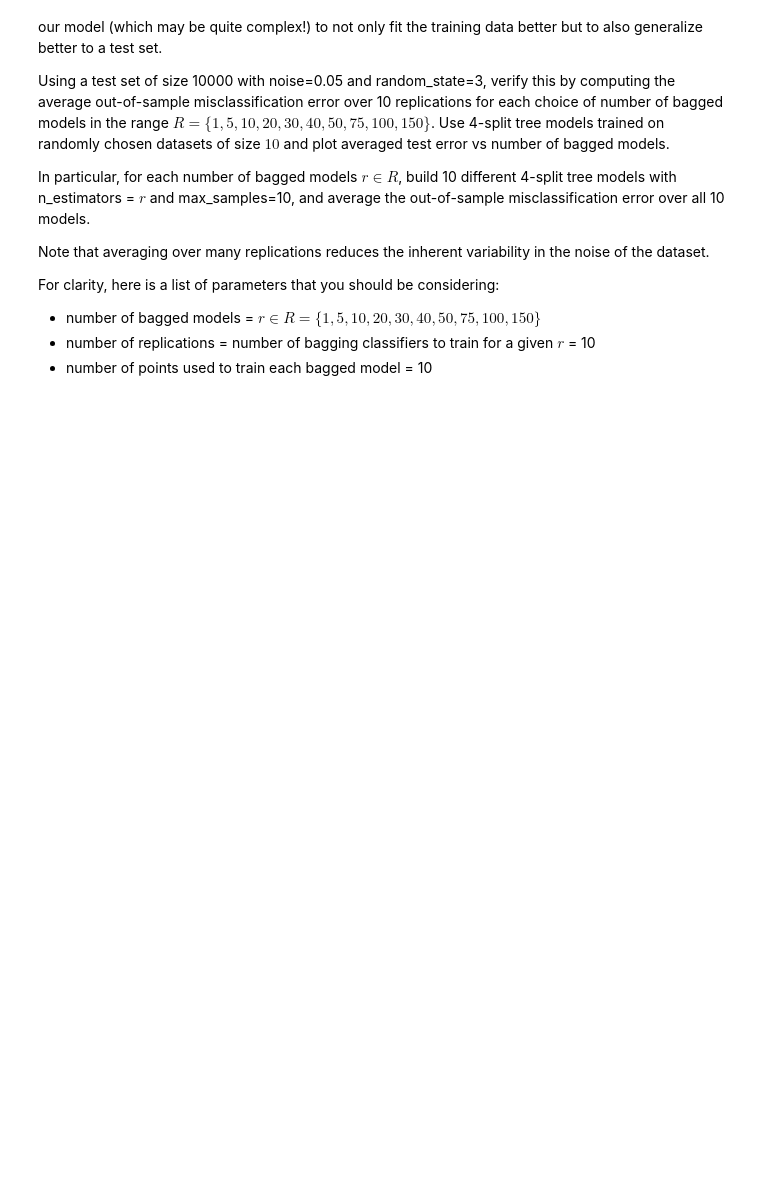
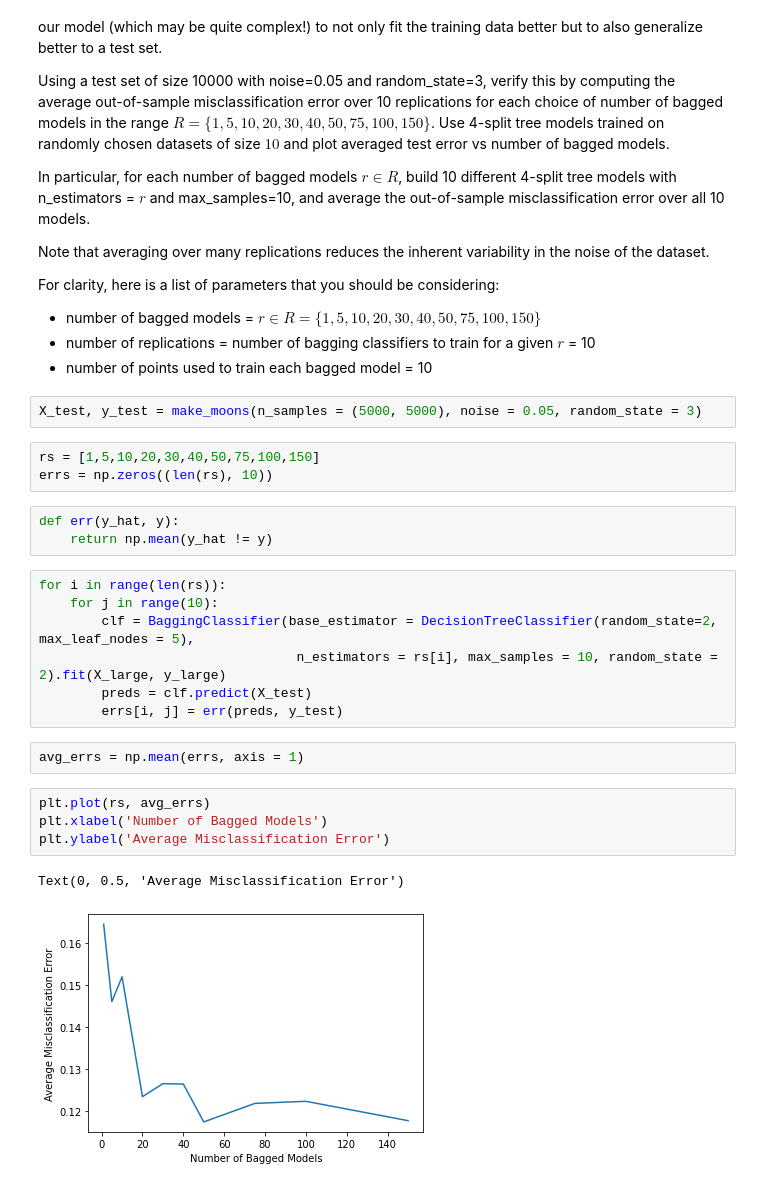
Before and after one commit to zgk2003/homework, a Jupyter notebook: BiasVarianceTree.ipynb, the cells around one changed output. Saved outputs shown, nothing was run; the diff lists cells and outputs as text; blank space fills up the shorter version.

```diff
--- a/BiasVarianceTree.ipynb
+++ b/BiasVarianceTree.ipynb
@@ -210,3 +273,27 @@ For clarity, here is a list of parameters that you should be considering:
 * number of bagged models = $r \in R = \{1,5,10,20,30,40,50,75,100,150\} $
 * number of replications = number of bagging classifiers to train for a given $r$ = 10
 * number of points used to train each bagged model = 10
+# %%
+X_test, y_test = make_moons(n_samples = (5000, 5000), noise = 0.05, random_state = 3)
+# %%
+rs = [1,5,10,20,30,40,50,75,100,150]
+errs = np.zeros((len(rs), 10))
+# %%
+def err(y_hat, y):
+    return np.mean(y_hat != y)
+# %%
+for i in range(len(rs)):
+    for j in range(10):
+        clf = BaggingClassifier(base_estimator = DecisionTreeClassifier(random_state=2, max_leaf_nodes = 5),
+                                 n_estimators = rs[i], max_samples = 10, random_state = 2).fit(X_large, y_large)
+        preds = clf.predict(X_test)
+        errs[i, j] = err(preds, y_test)
+# %%
+avg_errs = np.mean(errs, axis = 1)
+# %%
+plt.plot(rs, avg_errs)
+plt.xlabel('Number of Bagged Models')
+plt.ylabel('Average Misclassification Error')
+# %% [output]
+Text(0, 0.5, 'Average Misclassification Error')
+[figure, added]
```
Also changed, not shown: parts of 9 cells of this notebook, 1 other file.
